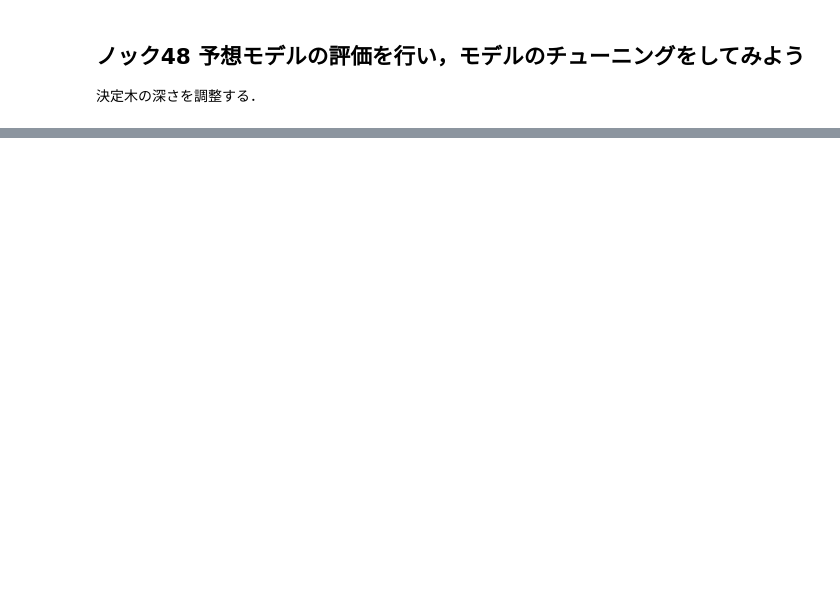
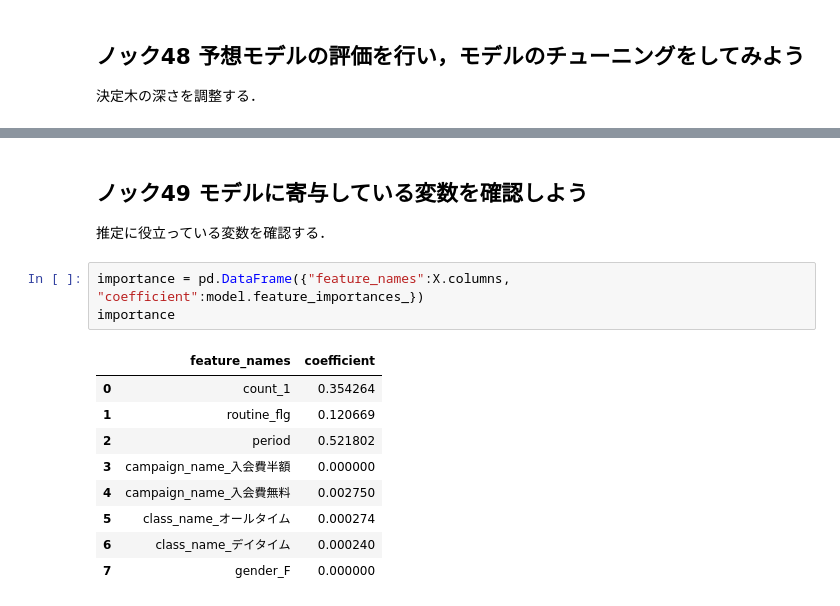
Before and after one commit to color-kurenawi/practical_data_analysis_100, a Jupyter notebook: chapter_05.ipynb, the cells around one changed output, grey strips where cells are left out. Saved outputs shown, nothing was run; the diff lists cells and outputs as text; blank space fills up the shorter version.

```diff
--- a/chapter_05.ipynb
+++ b/chapter_05.ipynb
@@ -297,0 +298,16 @@ print(model.score(X_train, y_train))
+# %% [markdown]
+## ノック49 モデルに寄与している変数を確認しよう
+推定に役立っている変数を確認する．
+# %%
+importance = pd.DataFrame({"feature_names":X.columns, "coefficient":model.feature_importances_})
+importance
+# %% [output]
+|  | feature_names | coefficient |
+| 0 | count_1 | 0.354264 |
+| 1 | routine_flg | 0.120669 |
+| 2 | period | 0.521802 |
+| 3 | campaign_name_入会費半額 | 0.000000 |
+| 4 | campaign_name_入会費無料 | 0.002750 |
+| 5 | class_name_オールタイム | 0.000274 |
+| 6 | class_name_デイタイム | 0.000240 |
+| 7 | gender_F | 0.000000 |
```
Also changed, not shown: parts of 13 cells of this notebook.
